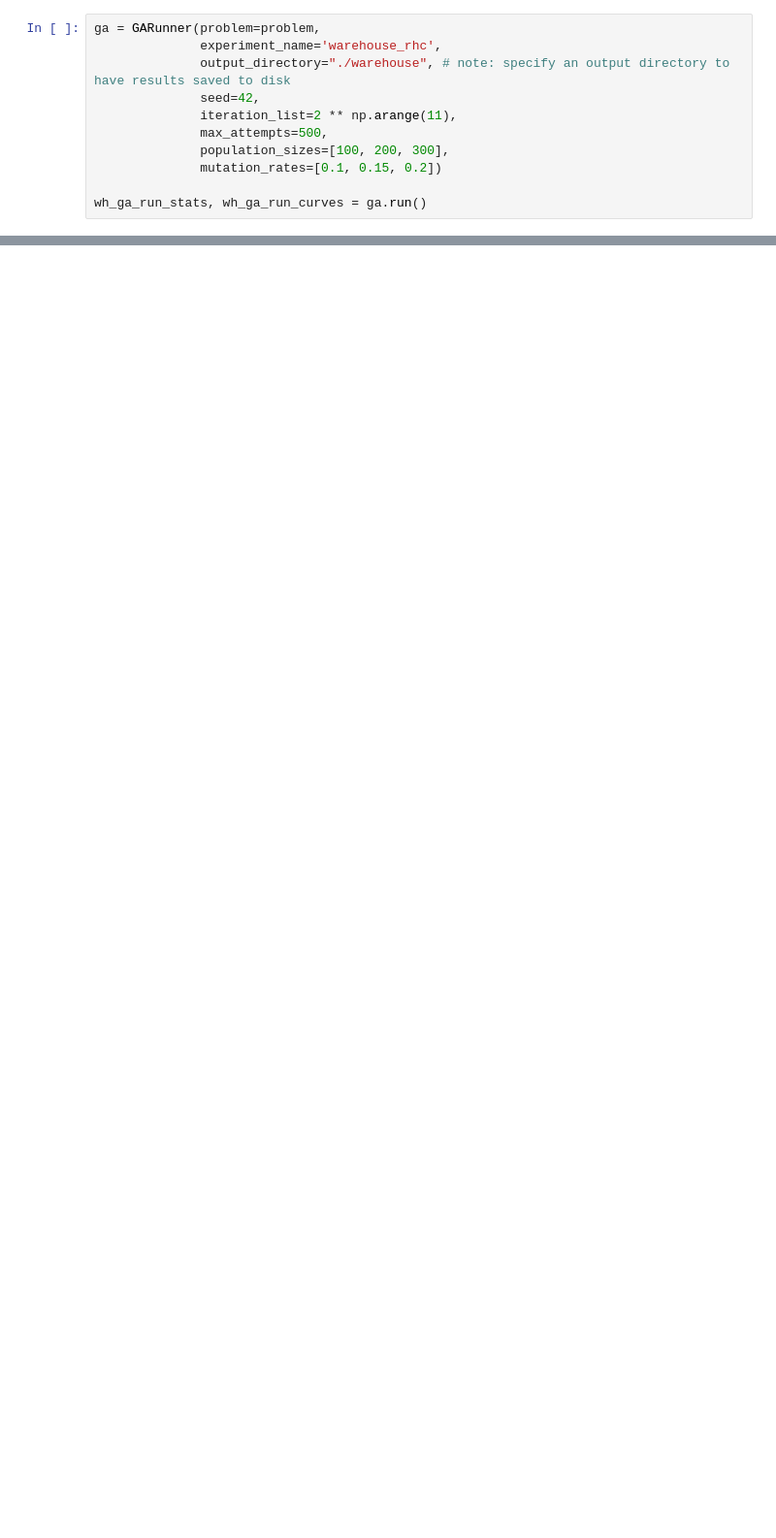
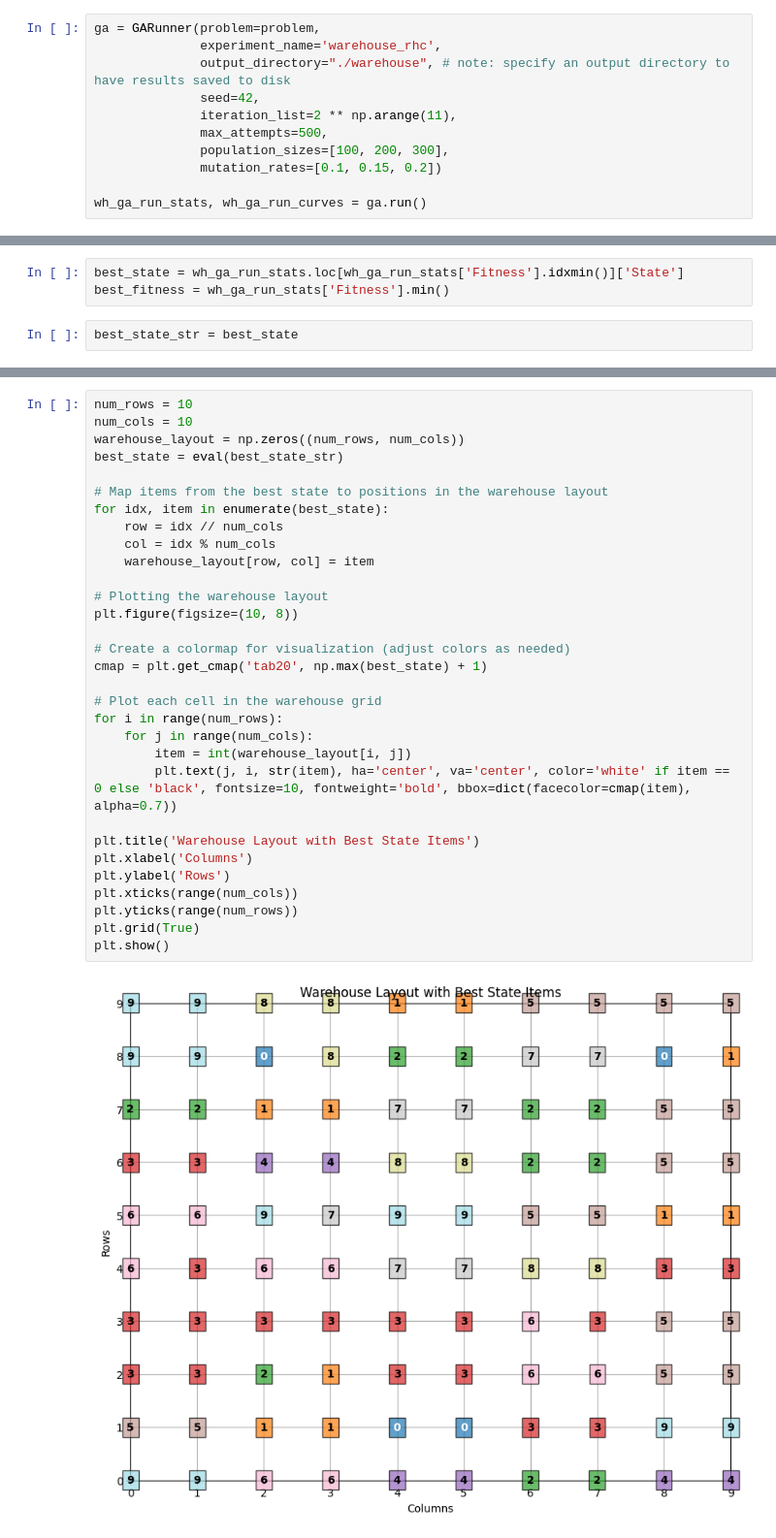
Before and after one commit to mwebster1992/ml_summer2024, a Jupyter notebook: cs7641_a2.ipynb, the cells around one changed output, grey strips where cells are left out. Shown: that part at 97% size. Cells and saved outputs as stored; diff of their text form; blank space fills up the shorter version.

```diff
--- a/cs7641_a2.ipynb
+++ b/cs7641_a2.ipynb
@@ -111,0 +191,5 @@ wh_ga_run_stats, wh_ga_run_curves = ga.run()
+# %%
+best_state = wh_ga_run_stats.loc[wh_ga_run_stats['Fitness'].idxmin()]['State']
+best_fitness = wh_ga_run_stats['Fitness'].min()
+# %%
+best_state_str = best_state
@@ -111,0 +200,33 @@ wh_ga_run_stats, wh_ga_run_curves = ga.run()
+# %%
+num_rows = 10
+num_cols = 10
+warehouse_layout = np.zeros((num_rows, num_cols))
+best_state = eval(best_state_str)
+
+# Map items from the best state to positions in the warehouse layout
+for idx, item in enumerate(best_state):
+    row = idx // num_cols
+    col = idx % num_cols
+    warehouse_layout[row, col] = item
+
+# Plotting the warehouse layout
+plt.figure(figsize=(10, 8))
+
+# Create a colormap for visualization (adjust colors as needed)
+cmap = plt.get_cmap('tab20', np.max(best_state) + 1)
+
+# Plot each cell in the warehouse grid
+for i in range(num_rows):
+    for j in range(num_cols):
+        item = int(warehouse_layout[i, j])
+        plt.text(j, i, str(item), ha='center', va='center', color='white' if item == 0 else 'black', fontsize=10, fontweight='bold', bbox=dict(facecolor=cmap(item), alpha=0.7))
+
+plt.title('Warehouse Layout with Best State Items')
+plt.xlabel('Columns')
+plt.ylabel('Rows')
+plt.xticks(range(num_cols))
+plt.yticks(range(num_rows))
+plt.grid(True)
+plt.show()
+# %% [output]
+[figure, added]
```
Also changed, not shown: parts of 30 cells of this notebook.
